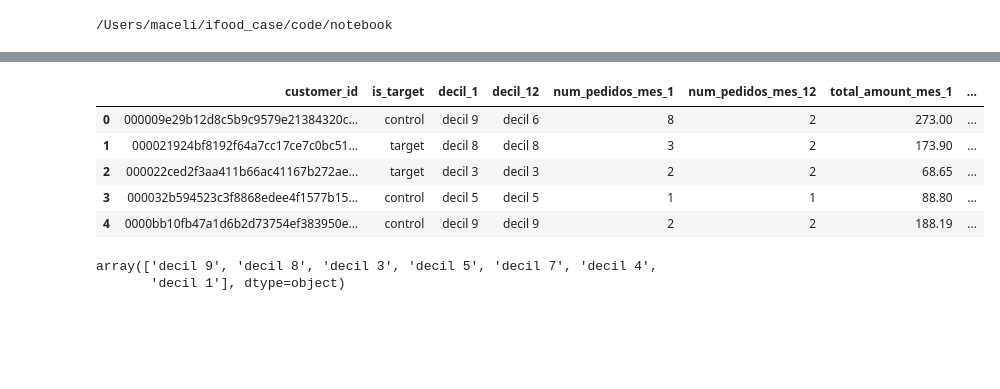
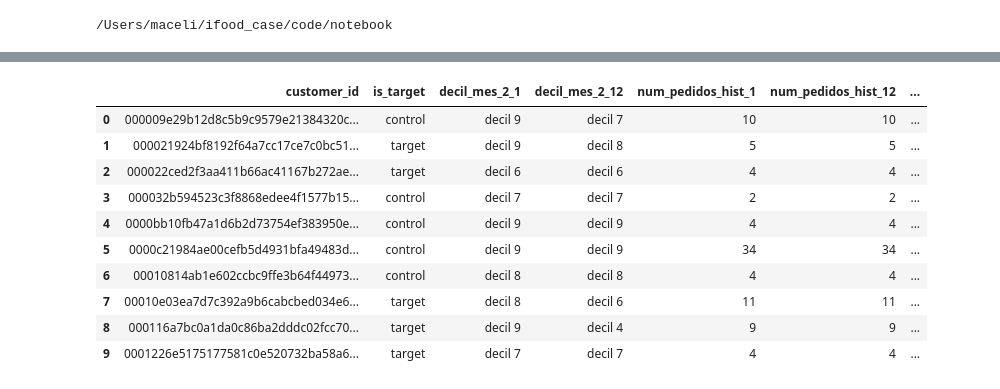
Before and after one commit to elianezanlorense/ifood_case, a Jupyter notebook: code/notebook/04.item2.ipynb, the cells around one changed output, grey strips where cells are left out. Cells and saved outputs as stored; diff of their text form; code cells hidden in the pictures; blank space fills up the shorter version.

```diff
--- a/code/notebook/04.item2.ipynb
+++ b/code/notebook/04.item2.ipynb
@@ -28,16 +28,16 @@ from utilities.functions import (
 # %%
 df = pd.read_parquet("dados/gold/df_decil.parquet")
-df.head()
+df.head(10)
 # %% [output]
-|  | customer_id | is_target | decil_1 | decil_12 | num_pedidos_mes_1 | num_pedidos_mes_12 | total_amount_mes_1 | ... |
-| 0 | 000009e29b12d8c5b9c9579e21384320c... | control | decil 9 | decil 6 | 8 | 2 | 273.00 | ... |
-| 1 | 000021924bf8192f64a7cc17ce7c0bc51... | target | decil 8 | decil 8 | 3 | 2 | 173.90 | ... |
-| 2 | 000022ced2f3aa411b66ac41167b272ae... | target | decil 3 | decil 3 | 2 | 2 | 68.65 | ... |
-| 3 | 000032b594523c3f8868edee4f1577b15... | control | decil 5 | decil 5 | 1 | 1 | 88.80 | ... |
-| 4 | 0000bb10fb47a1d6b2d73754ef383950e... | control | decil 9 | decil 9 | 2 | 2 | 188.19 | ... |
+|  | customer_id | is_target | decil_mes_2_1 | decil_mes_2_12 | num_pedidos_hist_1 | num_pedidos_hist_12 | ... |
+| 0 | 000009e29b12d8c5b9c9579e21384320c... | control | decil 9 | decil 7 | 10 | 10 | ... |
+| 1 | 000021924bf8192f64a7cc17ce7c0bc51... | target | decil 9 | decil 8 | 5 | 5 | ... |
+| 2 | 000022ced2f3aa411b66ac41167b272ae... | target | decil 6 | decil 6 | 4 | 4 | ... |
+| 3 | 000032b594523c3f8868edee4f1577b15... | control | decil 7 | decil 7 | 2 | 2 | ... |
+| 4 | 0000bb10fb47a1d6b2d73754ef383950e... | control | decil 9 | decil 9 | 4 | 4 | ... |
+| 5 | 0000c21984ae00cefb5d4931bfa49483d... | control | decil 9 | decil 9 | 34 | 34 | ... |
+| 6 | 00010814ab1e602ccbc9ffe3b64f44973... | control | decil 8 | decil 8 | 4 | 4 | ... |
+| 7 | 00010e03ea7d7c392a9b6cabcbed034e6... | target | decil 8 | decil 6 | 11 | 11 | ... |
+| 8 | 000116a7bc0a1da0c86ba2dddc02fcc70... | target | decil 9 | decil 4 | 9 | 9 | ... |
+| 9 | 0001226e5175177581c0e520732ba58a6... | target | decil 7 | decil 7 | 4 | 4 | ... |
-# %%
-df['decil_1'].unique()
-# %% [output]
-array(['decil 9', 'decil 8', 'decil 3', 'decil 5', 'decil 7', 'decil 4',
-       'decil 1'], dtype=object)
 # %%
```
Also changed, not shown: parts of 28 cells of this notebook, 19 other files.
